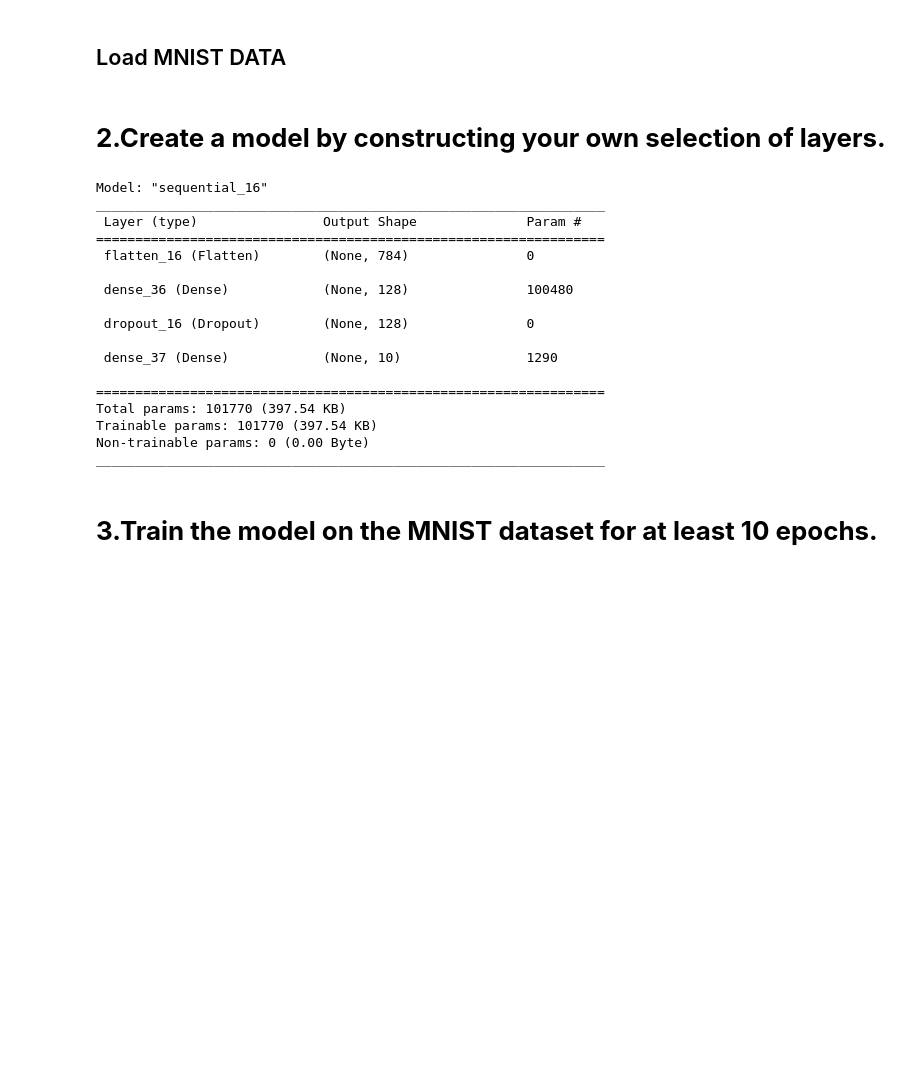
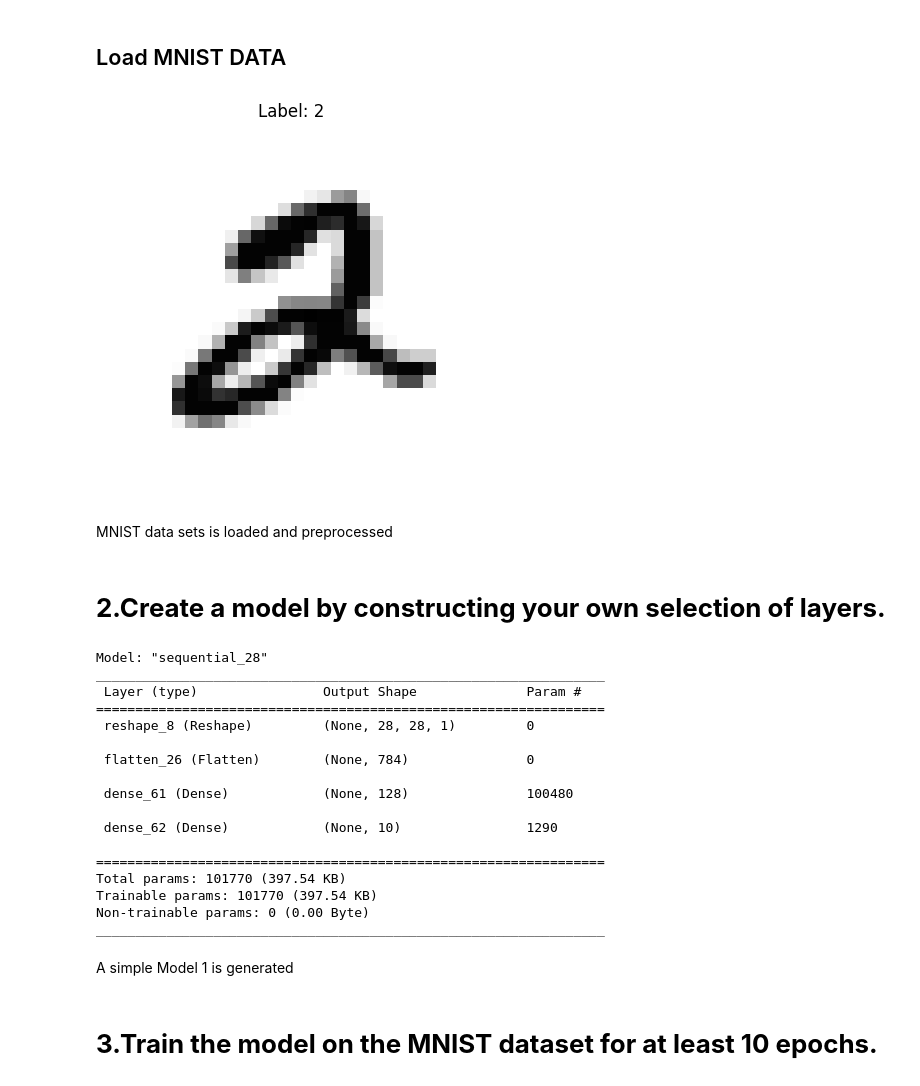
Before and after one commit to ashwantmanikoth/ML_WorkFlow, a Jupyter notebook: Assignment_1.ipynb, the cells around one changed output. Drawn from its saved outputs; the diff is of its cells as text; code cells hidden in the pictures; blank space fills up the shorter version.

```diff
--- a/Assignment_1.ipynb
+++ b/Assignment_1.ipynb
@@ -23,38 +23,46 @@ import matplotlib.pyplot as plt
 # %%
 # Load the MNIST dataset
 (x_train, y_train), (x_test, y_test) = mnist.load_data()
 
-x_train = np.concatenate((x_train, x_test), axis=0)
-y_train = np.concatenate((y_train, y_test), axis=0)
+x_train = np.concatenate([x_train, x_test])
+y_train = np.concatenate([y_train, y_test])
+x_train = x_train / 255.0
+x_train = 1 - x_train
+# %% [output]
+[figure, added]
+# %% [markdown]
+MNIST data sets is loaded and preprocessed
 # %% [markdown]
 # **2.Create a model by constructing your own selection of layers.**
 # %%
 model = models.Sequential([
-    layers.Flatten(input_shape=(28, 28)),
+    layers.Reshape((28,28,1), input_shape=(28, 28)),
+    layers.Flatten(),
     layers.Dense(128, activation='relu'),
-    layers.Dropout(0.2),
     layers.Dense(10, activation='softmax')
 ])
 
 model.summary()
 # %% [output]
-Model: "sequential_16"
+Model: "sequential_28"
 _________________________________________________________________
  Layer (type)                Output Shape              Param #
 =================================================================
- flatten_16 (Flatten)        (None, 784)               0
+ reshape_8 (Reshape)         (None, 28, 28, 1)         0
 
- dense_36 (Dense)            (None, 128)               100480
+ flatten_26 (Flatten)        (None, 784)               0
 
- dropout_16 (Dropout)        (None, 128)               0
+ dense_61 (Dense)            (None, 128)               100480
 
- dense_37 (Dense)            (None, 10)                1290
+ dense_62 (Dense)            (None, 10)                1290
 
 =================================================================
 Total params: 101770 (397.54 KB)
 Trainable params: 101770 (397.54 KB)
 Non-trainable params: 0 (0.00 Byte)
 _________________________________________________________________
+# %% [markdown]
+A simple Model 1 is generated
 # %% [markdown]
 # **3.Train the model on the MNIST dataset for at least 10 epochs.**
 # %%
```
Also changed, not shown: parts of 17 cells of this notebook.
